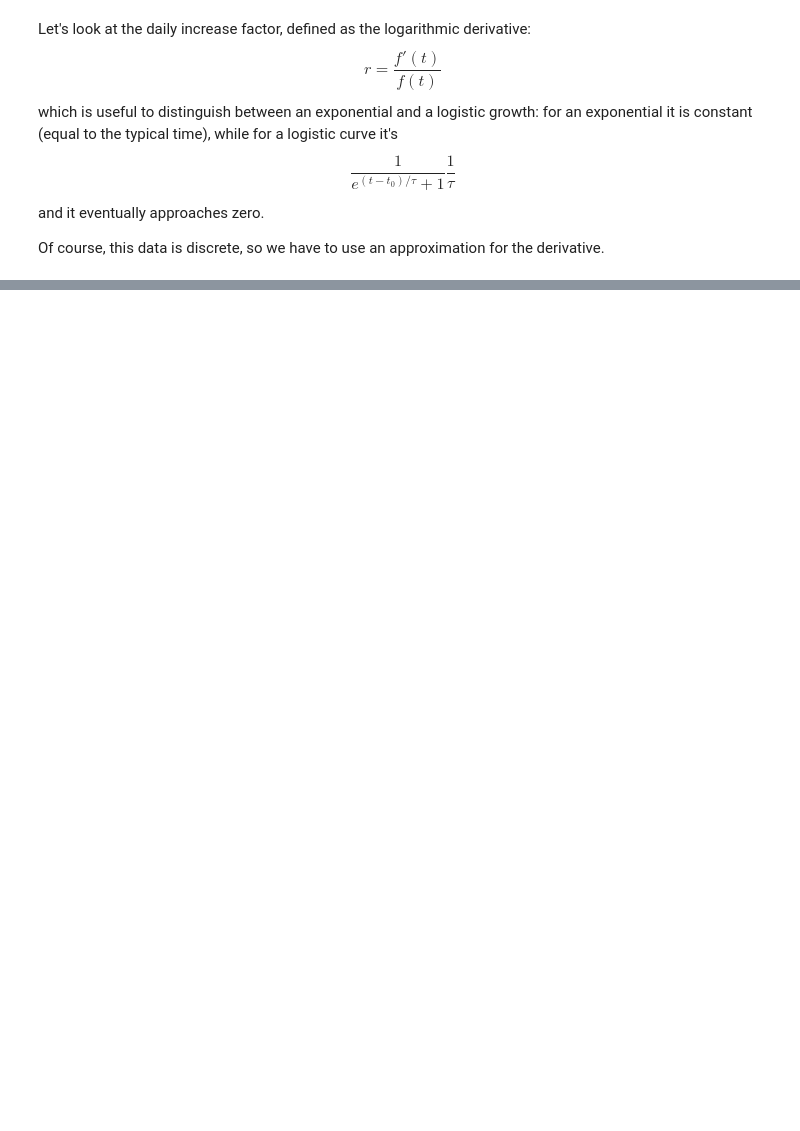
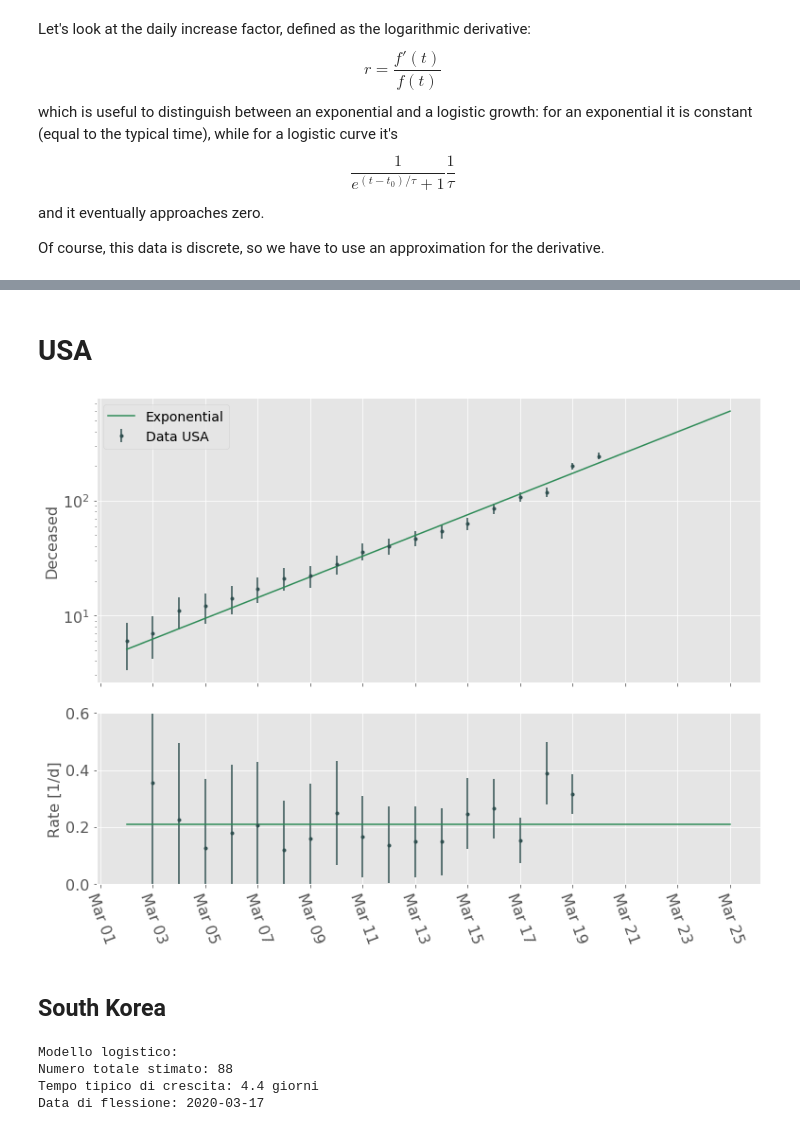
Before and after one commit to mbellitti/covid-plots, a Jupyter notebook: timeSeries.ipynb, the cells around one changed output, grey strips where cells are left out. Saved outputs shown, nothing was run; the diff lists cells and outputs as text; code cells hidden in the pictures; blank space fills up the shorter version.

```diff
--- a/timeSeries.ipynb
+++ b/timeSeries.ipynb
@@ -605,0 +130,12 @@ plt.yscale('log')
+# %%
+def logder(data):
+    return (data.shift(-1) - data.shift(1))/(2*data)
+
+def errprop(data):
+    return ( np.sqrt(data.shift() + data.shift(-1))/(data.shift(-1)-data.shift(1)) + np.sqrt(data)/data)*logder(data)
+# %% [markdown]
+# USA
+# %%
+usa = usa[usa>1]
+giorni_trascorsi = (usa.index-usa.index[0]).days
+err = np.sqrt(usa)
@@ -605,0 +148,6 @@ plt.yscale('log')
+# %%
+p0 = [1,1]
+eopt,ecov = curve_fit(esponenziale,
+                      giorni_trascorsi,
+                      usa,
+                      p0=p0,sigma=err)
@@ -605,0 +166,41 @@ plt.yscale('log')
+# %%
+date_proiezione = pd.date_range(usa.index[0],'2020-03-25')
+
+fig,ax = plt.subplots(2,1,sharex=True, gridspec_kw={'height_ratios': [5, 3]},figsize=(11,8))
+
+fig.tight_layout()
+
+ax[0].errorbar(usa.index,usa,
+            yerr=np.sqrt(usa+1),
+            fmt=".",
+            color="darkslategray",
+            label="Data USA")
+
+
+# ax[0].plot(date_proiezione,logistica((date_proiezione-usa.index[0]).days, *lopt),label="Logistica",color='crimson')
+# ax[0].plot(date_proiezione,gompertz((date_proiezione-usa.index[0]).days, *gopt),label="Gompertz",color="cornflowerblue")
+ax[0].plot(date_proiezione,esponenziale((date_proiezione-usa.index[0]).days, *eopt),label="Exponential",color='seagreen')
+ax[0].set_yscale('log')
+ax[0].legend()
+ax[0].set_xlabel('')
+ax[0].set_ylabel('Deceased')
+ax[0].xaxis.set_major_locator(mdates.DayLocator(interval=4))
+ax[0].xaxis.set_major_formatter(mdates.DateFormatter('%b %d'))
+
+
+ax[1].errorbar(x=usa.index,y=logder(usa),yerr=errprop(usa),fmt='.',color='darkslategray')
+# ax[1].plot(date_proiezione,rate_gompertz((date_proiezione-usa.index[0]).days, *gopt),label="Gompertz",color='cornflowerblue')
+# ax[1].plot(date_proiezione,rate_logistica((date_proiezione-usa.index[0]).days, *lopt),label="Logistica",color='crimson')
+ax[1].plot(date_proiezione,rate_esponenziale((date_proiezione-usa.index[0]).days, *eopt),label="Exponential",color='seagreen')
+# ax[1].legend()
+
+ax[1].tick_params(axis='x', rotation=-70)
+ax[1].set_xlabel('')
+ax[1].set_ylim(bottom=0,top=0.6)
+ax[1].set_ylabel('Rate [1/d]')
+ax[1].xaxis.set_major_locator(mdates.DayLocator(interval=2))
+ax[1].xaxis.set_major_formatter(mdates.DateFormatter('%b %d'))
+# %% [output]
+[figure, added]
+# %% [markdown]
+## South Korea
@@ -605,0 +225,17 @@ plt.yscale('log')
+# %%
+p0 = [1e5,1,1]
+gopt,gcov = curve_fit(gompertz,
+                      giorni_trascorsi,
+                      kor,
+                      p0=p0,sigma=err)
+
+print("Modello logistico:")
+print("Numero totale stimato: {}".format(int(lopt[0])))
+print("Tempo tipico di crescita: {:.2} giorni".format(1/lopt[1]))
+inflection_date = usa.index[0] + pd.to_timedelta(lopt[2],unit='D')
+print("Data di flessione: "+inflection_date.strftime("%F"))
+# %% [output]
+Modello logistico:
+Numero totale stimato: 88
+Tempo tipico di crescita: 4.4 giorni
+Data di flessione: 2020-03-17
```
Also changed, not shown: parts of 84 cells of this notebook, 2 other files.
